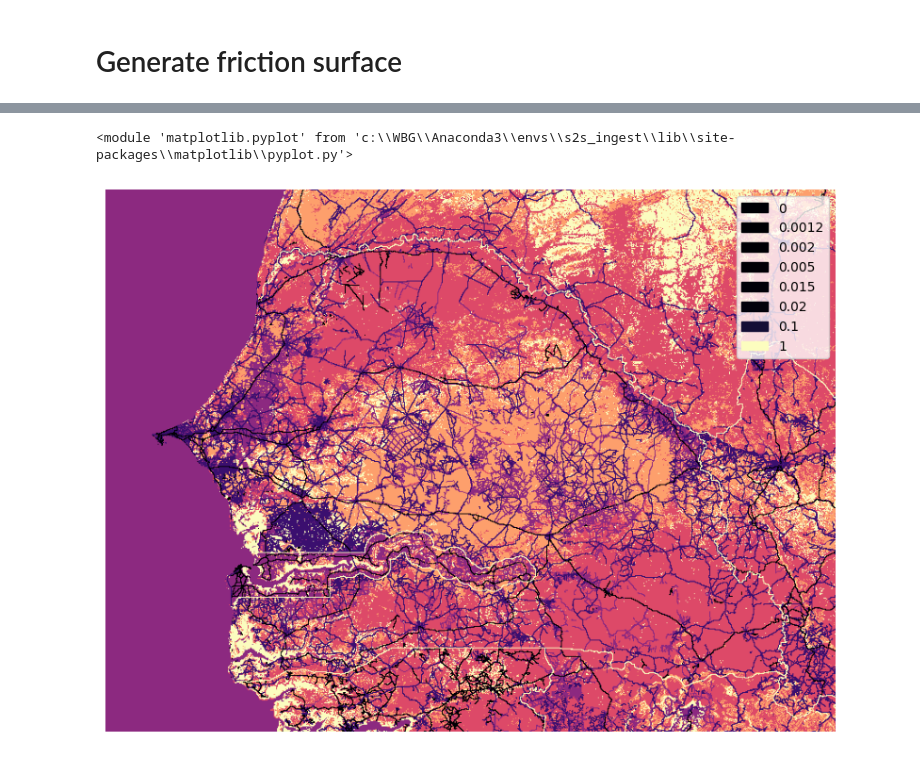
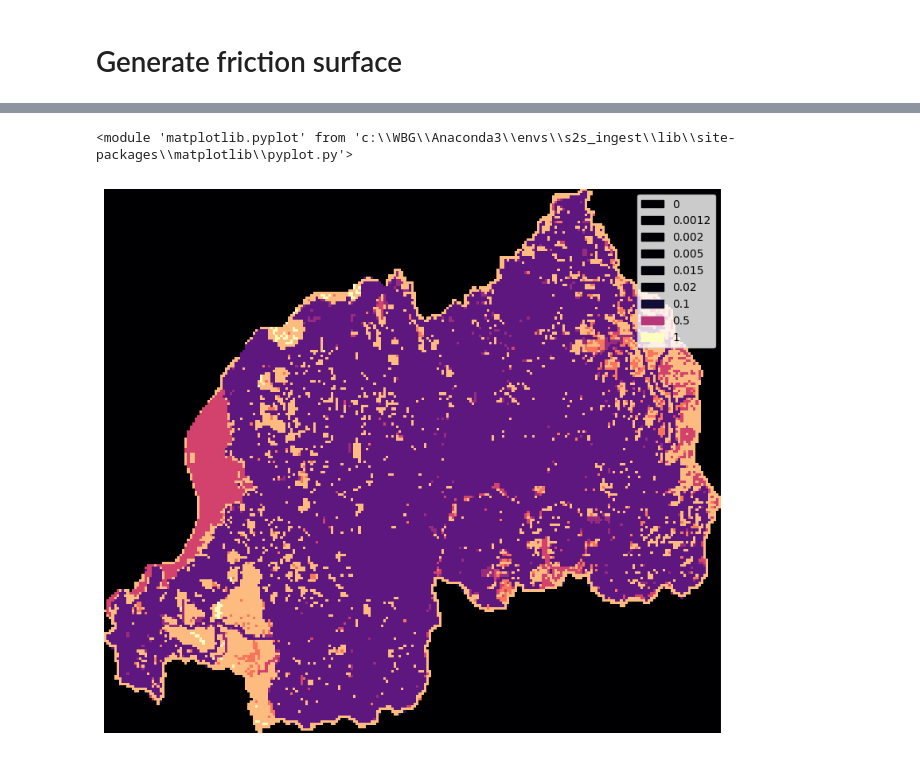
Before and after one commit to worldbank/GOSTnetsraster, a Jupyter notebook: notebooks/TUTORIALS/TUTORIAL_Friction_Surface.ipynb, the cells around one changed output, grey strips where cells are left out. Drawn from its saved outputs; the diff is of its cells as text; code cells hidden in the pictures.

```diff
--- a/notebooks/TUTORIALS/TUTORIAL_Friction_Surface.ipynb
+++ b/notebooks/TUTORIALS/TUTORIAL_Friction_Surface.ipynb
@@ -28,17 +28,14 @@ import GOSTnetsraster.conversion_tables as speed_tables
 # %%
 # define input data
 base_folder = 'tutorial_data'
-iso3 = 'SEN'
-aoi_file = os.path.join(base_folder, f'{iso3}_AOI_buffer.geojson')
-local_lc_file = os.path.join(base_folder, f'{iso3}_Landcover_projected.tif')
-friction_surface_file = os.path.join(base_folder, f'{iso3}_friction_surface.tif')
-
+iso3 = 'RWA'
 # Define your output folder here
 output_folder = f"C:/WBG/Work/Projects/HealthAccess/Tutorials/GNR/{iso3}/" #os.path.join(base_folder, iso3)
 if not os.path.exists(output_folder):
     os.makedirs(output_folder)
 
+aoi_file = os.path.join(output_folder, f'{iso3}_AOI_buffer.geojson')
+local_lc_file = os.path.join(output_folder, f'{iso3}_Landcover_projected.tif')
+global_friction_file = os.path.join(output_folder, f'{iso3}_global_friction_surface.tif')
 local_road_network = os.path.join(output_folder, "overture_roads.gpkg")
-local_friction = os.path.join(output_folder, "friction_surface.tif")
-
-inA = gpd.read_file(aoi_file).to_crs(epsg=4326)
+local_friction = os.path.join(output_folder, "custom_friction_surface.tif")
@@ -123,6 +111,6 @@ mapMisc.static_map_raster(rasterio.open(local_friction), thresh=[0,0.0012, 0.002
 # %%
 # map the global friction surface for comparison
-mapMisc.static_map_raster(rasterio.open(friction_surface_file), thresh=[0,0.0012, 0.002, 0.005, 0.015, 0.02, 0.1, 1])
+mapMisc.static_map_raster(rasterio.open(global_friction_file), thresh=[0,0.0012, 0.002, 0.005, 0.015, 0.02, 0.1, 0.5, 1])
 # %% [output]
 <module 'matplotlib.pyplot' from 'c:\\WBG\\Anaconda3\\envs\\s2s_ingest\\lib\\site-packages\\matplotlib\\pyplot.py'>
-[figure, old version]
+[figure, new version]
```
Also changed, not shown: parts of 5 cells of this notebook, 2 other files.
